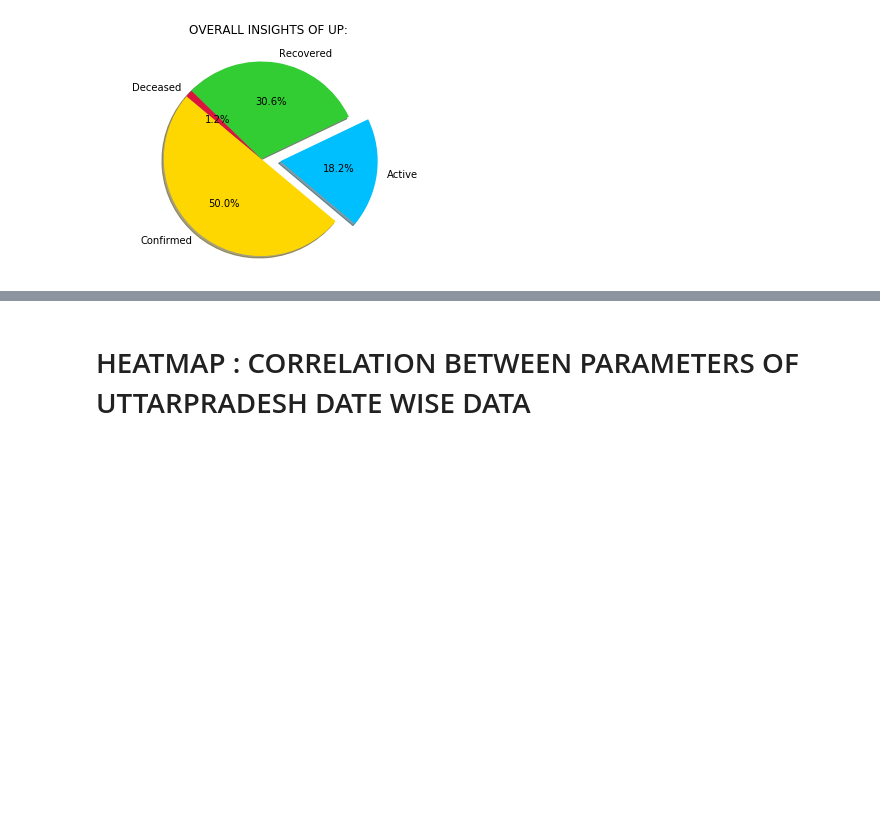
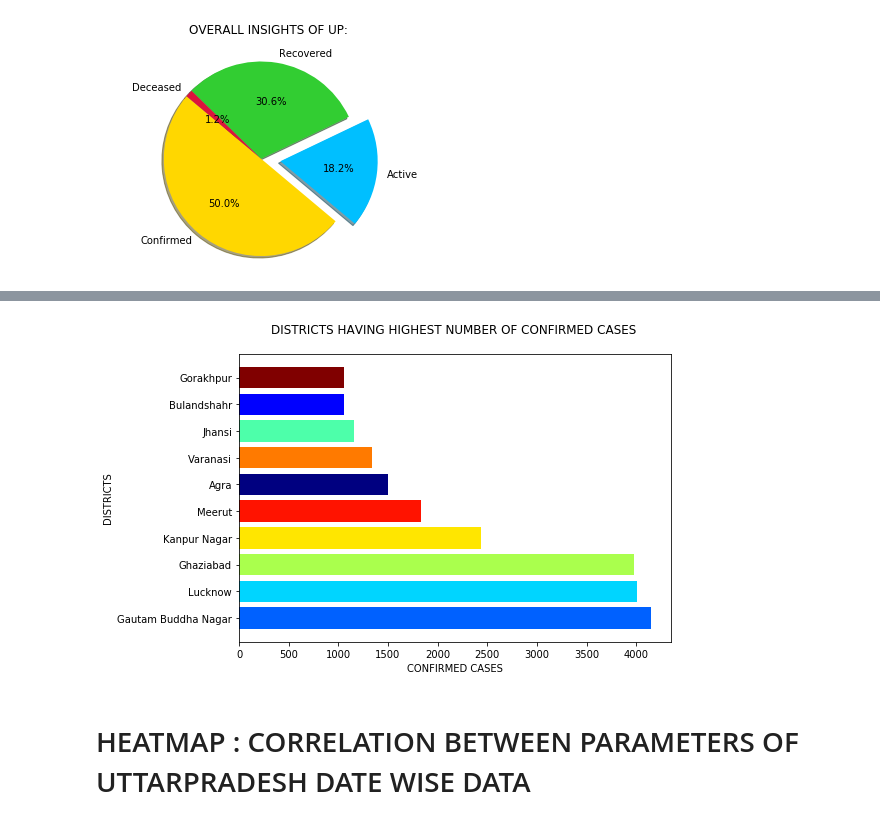
Before and after one commit to jahnvi2803/COVID-19-Analysis-project, a Jupyter notebook: MAJOR PROJECT/Major project (part I).ipynb, the cells around one changed output, grey strips where cells are left out. Drawn from its saved outputs; the diff is of its cells as text; code cells hidden in the pictures; blank space fills up the shorter version.

```diff
--- a/MAJOR PROJECT/Major project (part I).ipynb
+++ b/MAJOR PROJECT/Major project (part I).ipynb
@@ -79,0 +80,3 @@ plt.show()
+# %%
+df2=pd.read_csv('TOP 10 DIS UP.csv')
+df2.head()
@@ -80,3 +90,21 @@ plt.show()
+# %%
+#barh graph demonstrating districts having highest no. of confirmed cases
+
+fig = plt.figure()
+b = fig.add_axes([0,0,1,1])
+dt = [2, 3, 5, 6, 8, 0, 7, 4,1,9]
+ttl=plt.title('DISTRICTS HAVING HIGHEST NUMBER OF CONFIRMED CASES ')
+ttl.set_position([.5, 1.05])
+my_cmap = cm.get_cmap('jet')
+my_norm = Normalize(vmin=0, vmax=9)
+plt.xlabel('CONFIRMED CASES')
+plt.ylabel('DISTRICTS')
+b.barh('District','Confirmed',data=df2,color=my_cmap(my_norm(dt)))
+
+
+plt.show()
+# %% [output]
+[figure, added]
 # %% [markdown]
 # HEATMAP : CORRELATION BETWEEN PARAMETERS OF UTTARPRADESH     DATE WISE DATA
 # %%
```
Also changed, not shown: parts of 2 cells of this notebook.
